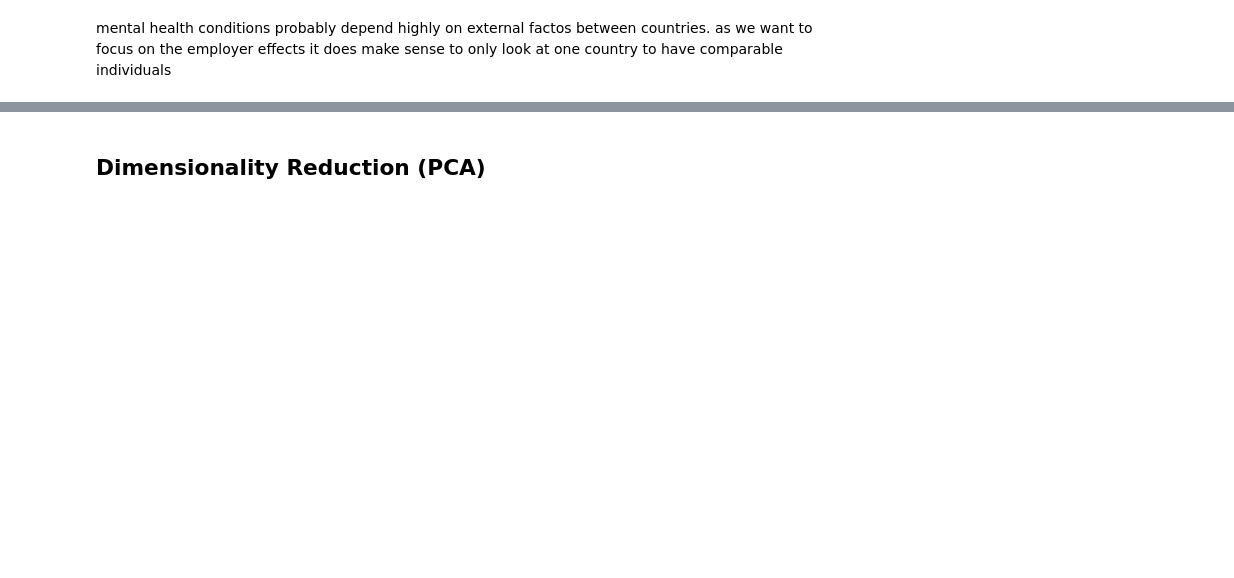
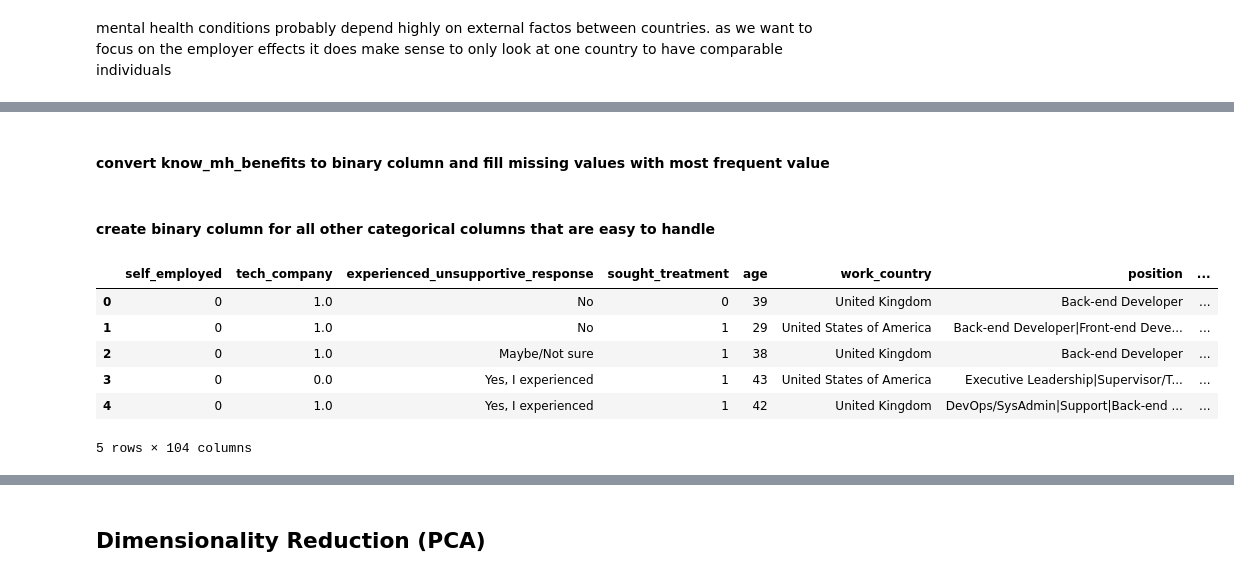
Before and after one commit to KonradKlein91/ml_unservised_learning, a Jupyter notebook: main.ipynb, the cells around one changed output, grey strips where cells are left out. Cells and saved outputs as stored; diff of their text form; code cells hidden in the pictures; blank space fills up the shorter version.

```diff
--- a/main.ipynb
+++ b/main.ipynb
@@ -435,0 +451,2 @@ memory usage: 307.8+ KB
+# %% [markdown]
+#### convert know_mh_benefits to binary column and fill missing values with most frequent value
@@ -435,0 +478,2 @@ memory usage: 307.8+ KB
+# %% [markdown]
+#### create binary column for all other categorical columns that are easy to handle
@@ -435,0 +514,10 @@ memory usage: 307.8+ KB
+# %%
+df.head()
+# %% [output]
+|  | self_employed | tech_company | experienced_unsupportive_response | sought_treatment | age | work_country | position | ... |
+| 0 | 0 | 1.0 | No | 0 | 39 | United Kingdom | Back-end Developer | ... |
+| 1 | 0 | 1.0 | No | 1 | 29 | United States of America | Back-end Developer|Front-end Deve... | ... |
+| 2 | 0 | 1.0 | Maybe/Not sure | 1 | 38 | United Kingdom | Back-end Developer | ... |
+| 3 | 0 | 0.0 | Yes, I experienced | 1 | 43 | United States of America | Executive Leadership|Supervisor/T... | ... |
+| 4 | 0 | 1.0 | Yes, I experienced | 1 | 42 | United Kingdom | DevOps/SysAdmin|Support|Back-end ... | ... |
+5 rows × 104 columns
```
Also changed, not shown: parts of 16 cells of this notebook.
